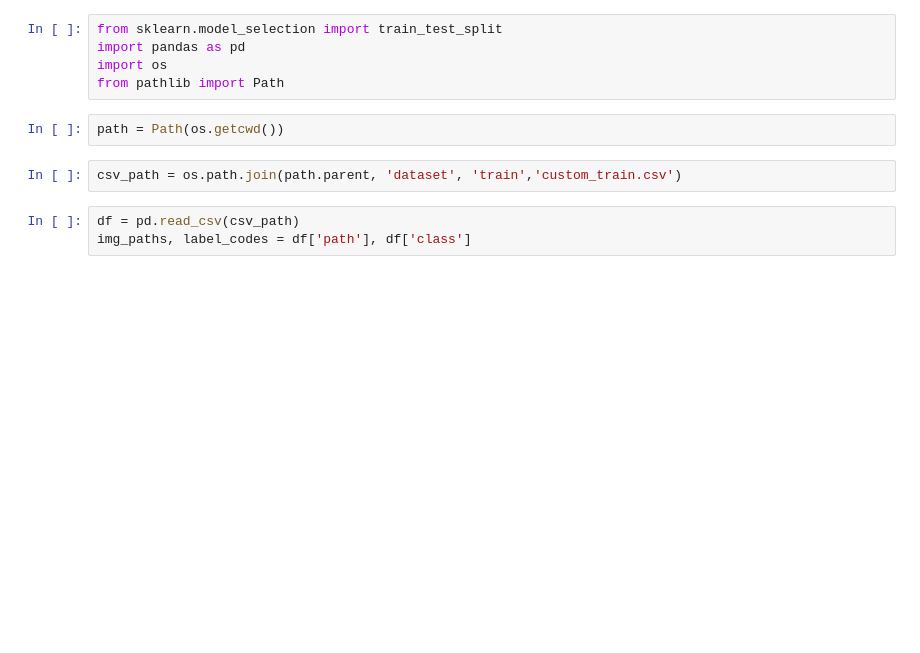
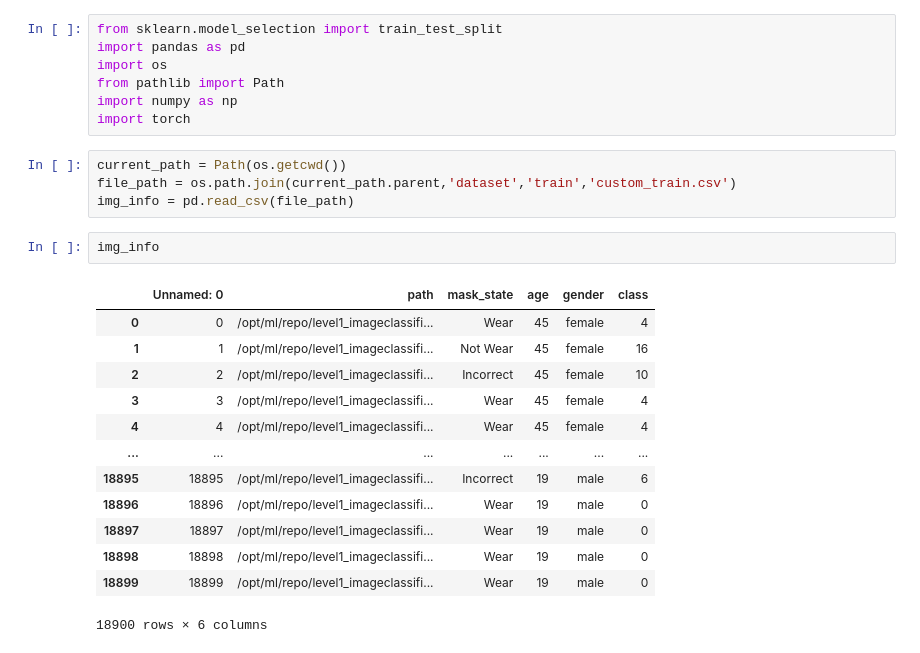
Before and after one commit to boostcampaitech4cv2/level1_imageclassification_cv-level1-cv-06, a Jupyter notebook: T4064/v1_custom/brotherhoon_practice.ipynb, the cells around one changed output. Saved outputs shown, nothing was run; the diff lists cells and outputs as text; blank space fills up the shorter version.

Commit message:
T4064, Customize train.py files

```diff
--- a/T4064/v1_custom/brotherhoon_practice.ipynb
+++ b/T4064/v1_custom/brotherhoon_practice.ipynb
@@ -3,10 +3,25 @@ from sklearn.model_selection import train_test_split
 import pandas as pd
 import os
 from pathlib import Path
+import numpy as np
+import torch
-# %%
-path = Path(os.getcwd())
 # %%
-csv_path = os.path.join(path.parent, 'dataset', 'train','custom_train.csv')
+current_path = Path(os.getcwd())
+file_path = os.path.join(current_path.parent,'dataset','train','custom_train.csv')
+img_info = pd.read_csv(file_path)
-# %%
-df = pd.read_csv(csv_path)
-img_paths, label_codes = df['path'], df['class']
+# %%
+img_info
+# %% [output]
+|  | Unnamed: 0 | path | mask_state | age | gender | class |
+| 0 | 0 | /opt/ml/repo/level1_imageclassifi... | Wear | 45 | female | 4 |
+| 1 | 1 | /opt/ml/repo/level1_imageclassifi... | Not Wear | 45 | female | 16 |
+| 2 | 2 | /opt/ml/repo/level1_imageclassifi... | Incorrect | 45 | female | 10 |
+| 3 | 3 | /opt/ml/repo/level1_imageclassifi... | Wear | 45 | female | 4 |
+| 4 | 4 | /opt/ml/repo/level1_imageclassifi... | Wear | 45 | female | 4 |
+| ... | ... | ... | ... | ... | ... | ... |
+| 18895 | 18895 | /opt/ml/repo/level1_imageclassifi... | Incorrect | 19 | male | 6 |
+| 18896 | 18896 | /opt/ml/repo/level1_imageclassifi... | Wear | 19 | male | 0 |
+| 18897 | 18897 | /opt/ml/repo/level1_imageclassifi... | Wear | 19 | male | 0 |
+| 18898 | 18898 | /opt/ml/repo/level1_imageclassifi... | Wear | 19 | male | 0 |
+| 18899 | 18899 | /opt/ml/repo/level1_imageclassifi... | Wear | 19 | male | 0 |
+18900 rows × 6 columns
```
Also changed, not shown: parts of 8 cells of this notebook, 22 other files.
